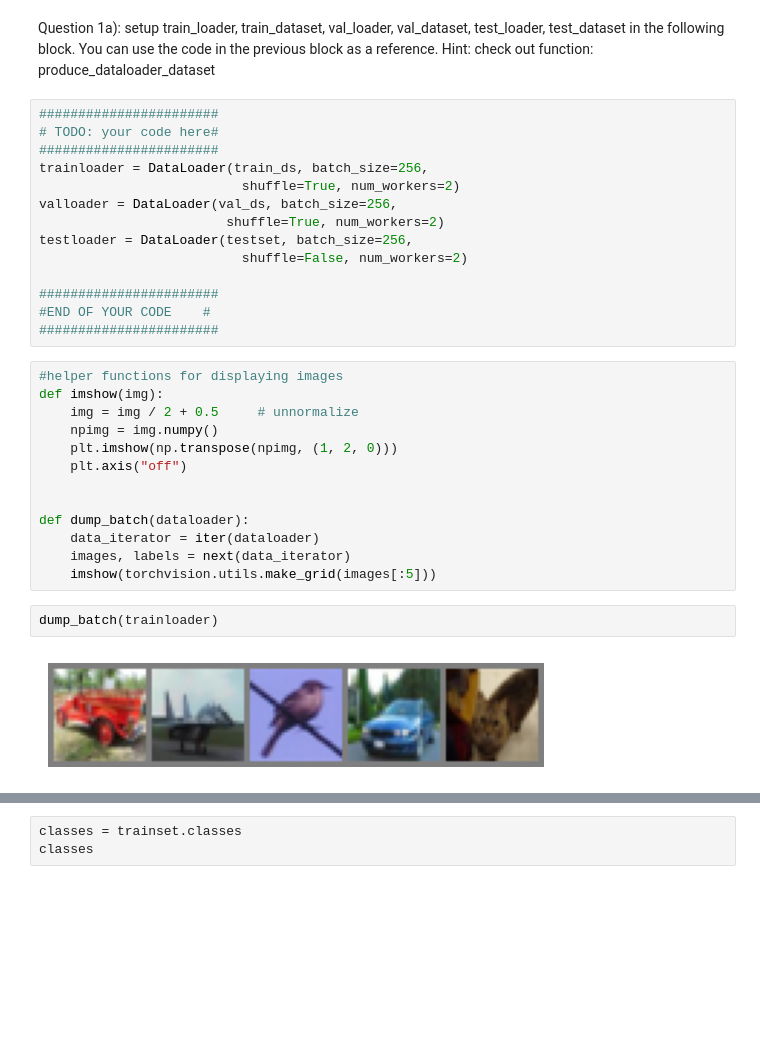
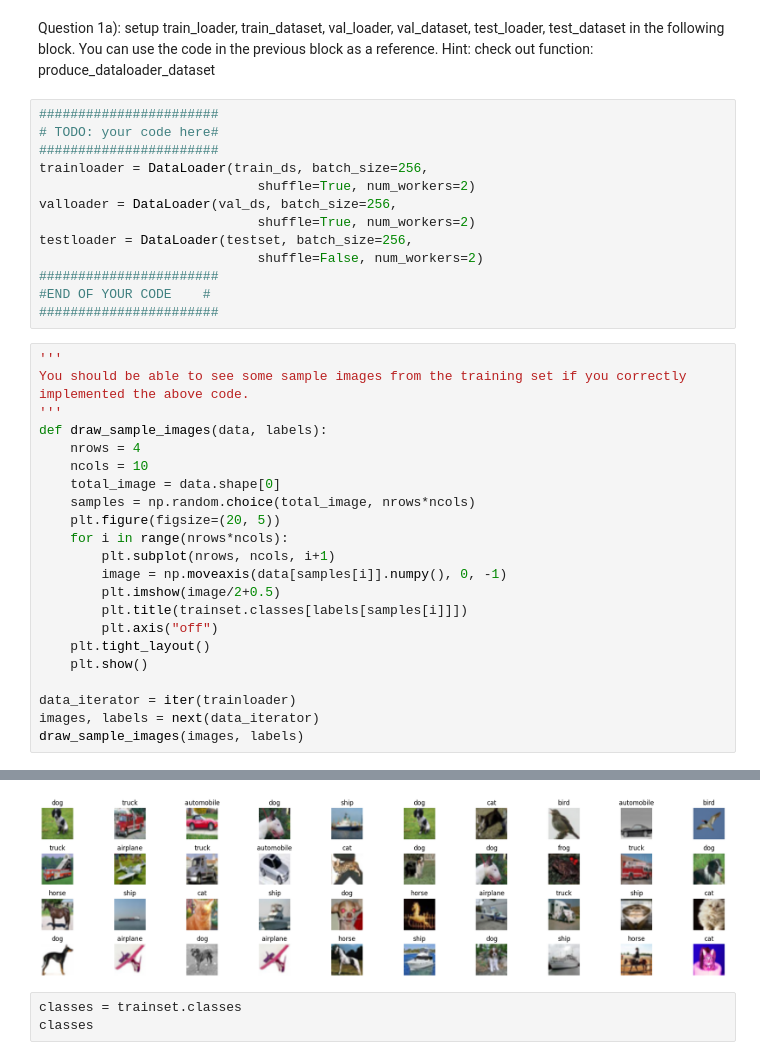
Before and after one commit to charlietcheng/Intro-to-EfficientNet, a Jupyter notebook: Efficientnet_sol.ipynb, the cells around one changed output, grey strips where cells are left out. Saved outputs shown, nothing was run; the diff lists cells and outputs as text; blank space fills up the shorter version.

```diff
--- a/Efficientnet_sol.ipynb
+++ b/Efficientnet_sol.ipynb
@@ -115,29 +110,34 @@ Hint: check out function: produce_dataloader_dataset
 # TODO: your code here#
 #######################
 trainloader = DataLoader(train_ds, batch_size=256,
-                          shuffle=True, num_workers=2)
+                            shuffle=True, num_workers=2)
 valloader = DataLoader(val_ds, batch_size=256,
-                        shuffle=True, num_workers=2)
+                            shuffle=True, num_workers=2)
 testloader = DataLoader(testset, batch_size=256,
-                          shuffle=False, num_workers=2)
-
+                            shuffle=False, num_workers=2)
 #######################
 #END OF YOUR CODE    #
 #######################
-# %%
-#helper functions for displaying images
-def imshow(img):
-    img = img / 2 + 0.5     # unnormalize
-    npimg = img.numpy()
-    plt.imshow(np.transpose(npimg, (1, 2, 0)))
-    plt.axis("off")
-
-
-def dump_batch(dataloader):
-    data_iterator = iter(dataloader)
-    images, labels = next(data_iterator)
-    imshow(torchvision.utils.make_grid(images[:5]))
-# %%
-dump_batch(trainloader)
-# %% [output]
-[figure, removed]
+# %%
+'''
+You should be able to see some sample images from the training set if you correctly implemented the above code.
+'''
+def draw_sample_images(data, labels):
+    nrows = 4
+    ncols = 10
+    total_image = data.shape[0]
+    samples = np.random.choice(total_image, nrows*ncols)
+    plt.figure(figsize=(20, 5))
+    for i in range(nrows*ncols):
+        plt.subplot(nrows, ncols, i+1)
+        image = np.moveaxis(data[samples[i]].numpy(), 0, -1)
+        plt.imshow(image/2+0.5)
+        plt.title(trainset.classes[labels[samples[i]]])
+        plt.axis("off")
+    plt.tight_layout()
+    plt.show()
+
+data_iterator = iter(trainloader)
+images, labels = next(data_iterator)
+draw_sample_images(images, labels)
+# %% [output]
@@ -144,3 +148,4 @@ dump_batch(trainloader)
+[figure, added]
 # %%
 classes = trainset.classes
 classes
```
Also changed, not shown: parts of 14 cells of this notebook, 1 other file.
